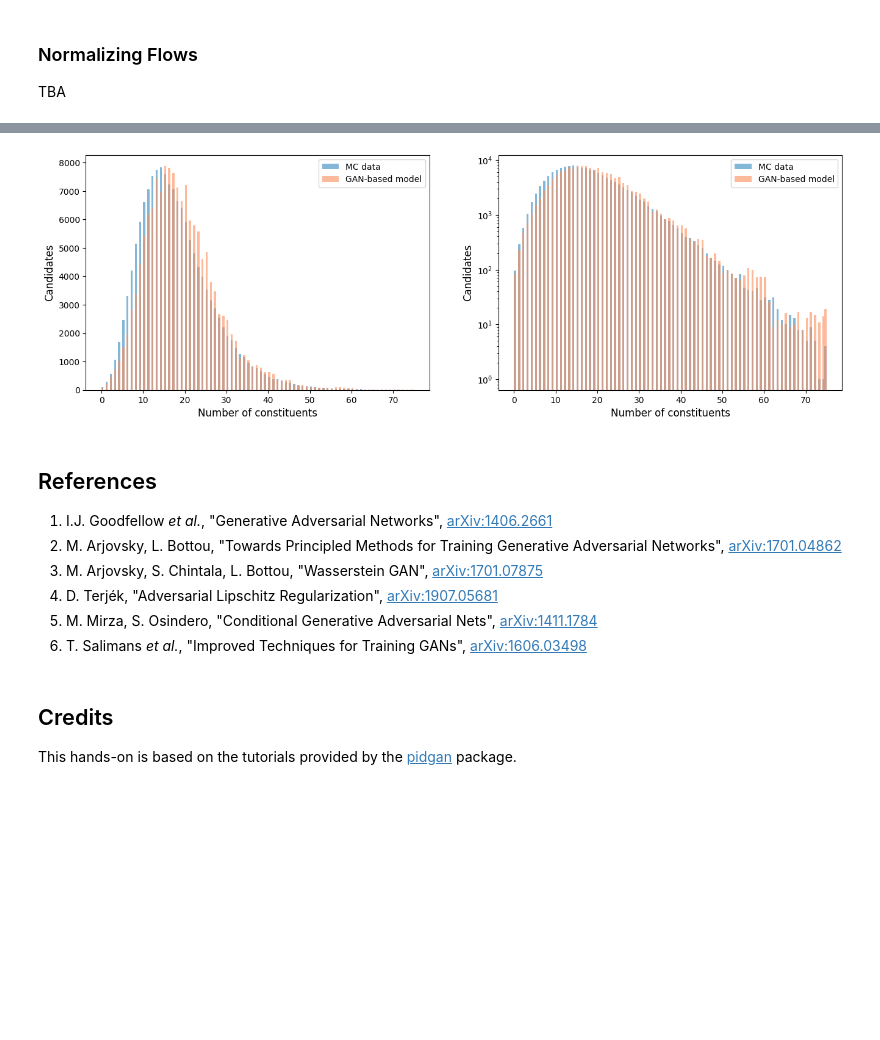
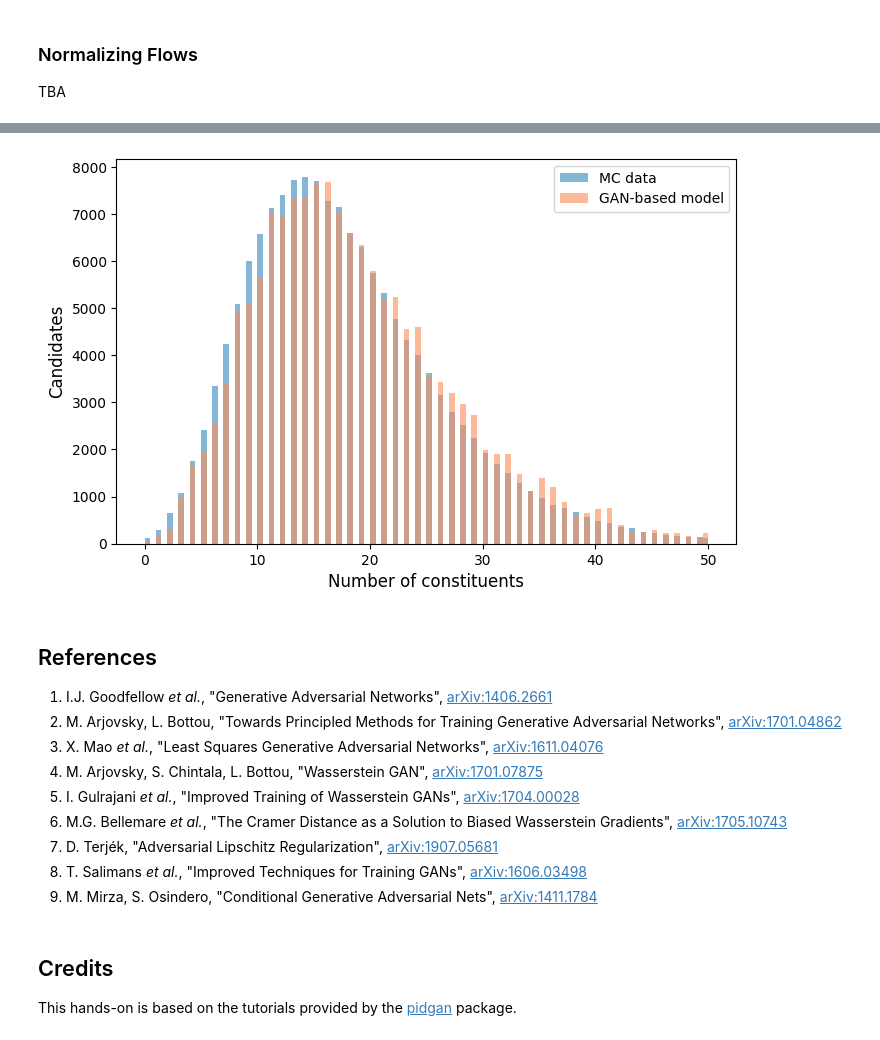
Before and after one commit to landerlini/mlinfn-advanced-hackathon, a Jupyter notebook: generative_models/tutorial_gen_models.ipynb, the cells around one changed output, grey strips where cells are left out. Drawn from its saved outputs; the diff is of its cells as text; code cells hidden in the pictures; blank space fills up the shorter version.

```diff
--- a/generative_models/tutorial_gen_models.ipynb
+++ b/generative_models/tutorial_gen_models.ipynb
@@ -501,10 +559,10 @@ train = gan.fit(
     x=x_train_prep,
     y=y_train_prep,
     batch_size=256,
-    epochs=50,
+    epochs=100,
     validation_split=0.3,
     callbacks=schedules,
-    verbose=1,
+    verbose=0,
 )
 
 stop = datetime.now()
@@ -605,17 +647,17 @@ Once trained the WGAN-ALP system, the **generator model** can be used to paramet
 # %%
-from pidgan.utils.preprocessing import invertColumnTransformer
+x_test_prep = x_scaler.transform(x_test[:, :-1])  # input pre-processing
 
-x_test_prep = x_scaler.transform(x_test[:, :5])  # input pre-processing
+int_encoded = label_encoder.transform(x_test[:, -1])
+onehot_encoded = onehot_encoder.transform(int_encoded[:, None])  # one-hot encoding
 
-int_encoded = label_encoder.transform(x_test[:, 5])
-onehot_encoded = onehot_encoder.transform(int_encoded[:, None])
 x_test_prep = np.concatenate([x_test_prep, onehot_encoded], axis=1)
 # %%
-# gan_out_test_prep = gan.generate(x_test_prep, seed=None)
-# gan_out_test = invertColumnTransformer(y_scaler, gan_out_test_prep)  # output post-processing
+gan_out_test_prep = gan.generate(x_test_prep, seed=None).numpy()
+gan_out_test_post = y_scaler.inverse_transform(gan_out_test_prep)  # output post-processing
+
+gan_out_test = gan_out_test_post.copy()
+gan_out_test[:, :3] += x_test[:, :3]
+gan_out_test[:, -1] = np.round(gan_out_test[:, -1])
-# %%
-gan_out_test_prep = gan.generate(x_test_prep, seed=None)
-gan_out_test = y_scaler.inverse_transform(gan_out_test_prep)  # output post-processing
 # %%
 plt.figure(figsize=(16, 5), dpi=100)
 
@@ -670,29 +706,29 @@ plt.show()
 # %%
-plt.figure(figsize=(16, 5), dpi=100)
+plt.figure(figsize=(8, 5), dpi=100)
 
-bins = np.linspace(0.0, 75.0, 151)
+bins = np.linspace(0.0, 50.0, 101)
 
-for i, scale in enumerate(["linear", "log"]):
-    plt.subplot(1, 2, i + 1)
-    plt.xlabel("Number of constituents", fontsize=12)
-    plt.ylabel("Candidates", fontsize=12)
-    plt.hist(y_test[:, 3], bins=bins, color="#3288bd", alpha=0.6, label="MC data")
-    plt.hist(gan_out_test[:, 3].astype(np.int32), bins=bins, color="#fc8d59", alpha=0.6, label="GAN-based model")
-    plt.legend(loc="upper right", fontsize=10)
-    plt.yscale(scale)
+plt.xlabel("Number of constituents", fontsize=12)
+plt.ylabel("Candidates", fontsize=12)
+plt.hist(y_test[:, 3], bins=bins, color="#3288bd", alpha=0.6, label="MC data")
+plt.hist(gan_out_test[:, 3], bins=bins, color="#fc8d59", alpha=0.6, label="GAN-based model")
+plt.legend(loc="upper right", fontsize=10)
 
 plt.show()
 # %% [output]
-[figure, old version]
+[figure, new version]
 # %% [markdown]
 ## References
 
 1. I.J. Goodfellow _et al._, "Generative Adversarial Networks", [arXiv:1406.2661](https://arxiv.org/abs/1406.2661)
 2. M. Arjovsky, L. Bottou, "Towards Principled Methods for Training Generative Adversarial Networks", [arXiv:1701.04862](https://arxiv.org/abs/1701.04862)
-3. M. Arjovsky, S. Chintala, L. Bottou, "Wasserstein GAN", [arXiv:1701.07875](https://arxiv.org/abs/1701.07875)
-4. D. Terjék, "Adversarial Lipschitz Regularization", [arXiv:1907.05681](https://arxiv.org/abs/1907.05681)
-5. M. Mirza, S. Osindero, "Conditional Generative Adversarial Nets", [arXiv:1411.1784](https://arxiv.org/abs/1411.1784)
-6. T. Salimans _et al._, "Improved Techniques for Training GANs", [arXiv:1606.03498](https://arxiv.org/abs/1606.03498)
+3. X. Mao _et al._, "Least Squares Generative Adversarial Networks", [arXiv:1611.04076](https://arxiv.org/abs/1611.04076)
+4. M. Arjovsky, S. Chintala, L. Bottou, "Wasserstein GAN", [arXiv:1701.07875](https://arxiv.org/abs/1701.07875)
+5. I. Gulrajani _et al._, "Improved Training of Wasserstein GANs", [arXiv:1704.00028](https://arxiv.org/abs/1704.00028)
+6. M.G. Bellemare _et al._, "The Cramer Distance as a Solution to Biased Wasserstein Gradients", [arXiv:1705.10743](https://arxiv.org/abs/1705.10743)
+7. D. Terjék, "Adversarial Lipschitz Regularization", [arXiv:1907.05681](https://arxiv.org/abs/1907.05681)
+8. T. Salimans _et al._, "Improved Techniques for Training GANs", [arXiv:1606.03498](https://arxiv.org/abs/1606.03498)
+9. M. Mirza, S. Osindero, "Conditional Generative Adversarial Nets", [arXiv:1411.1784](https://arxiv.org/abs/1411.1784)
 # %% [markdown]
 ## Credits
 This hands-on is based on the tutorials provided by the [pidgan](https://github.com/mbarbetti/pidgan) package.
```
Also changed, not shown: parts of 45 cells of this notebook.
